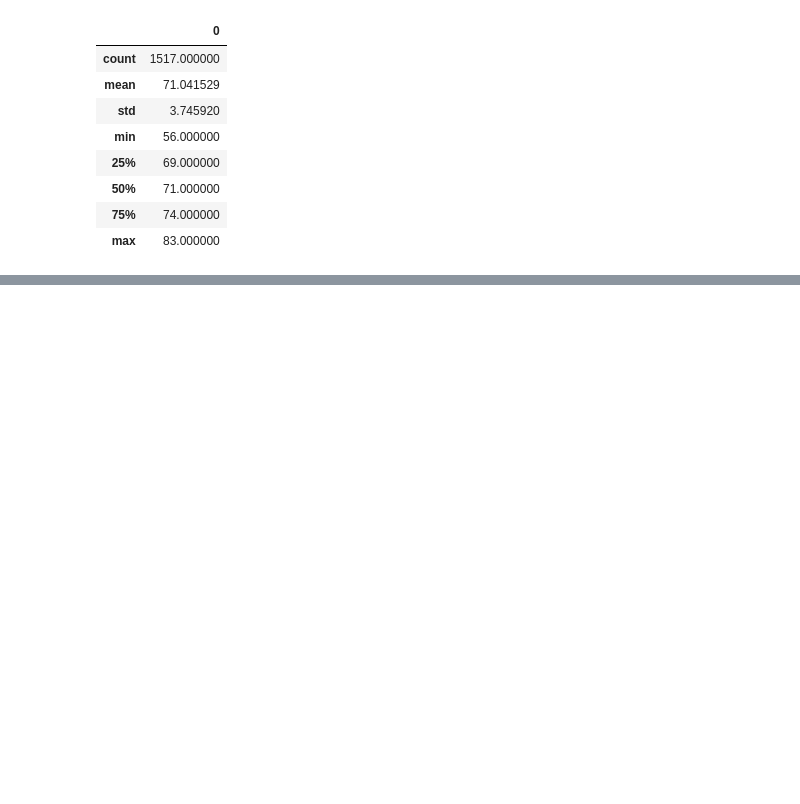
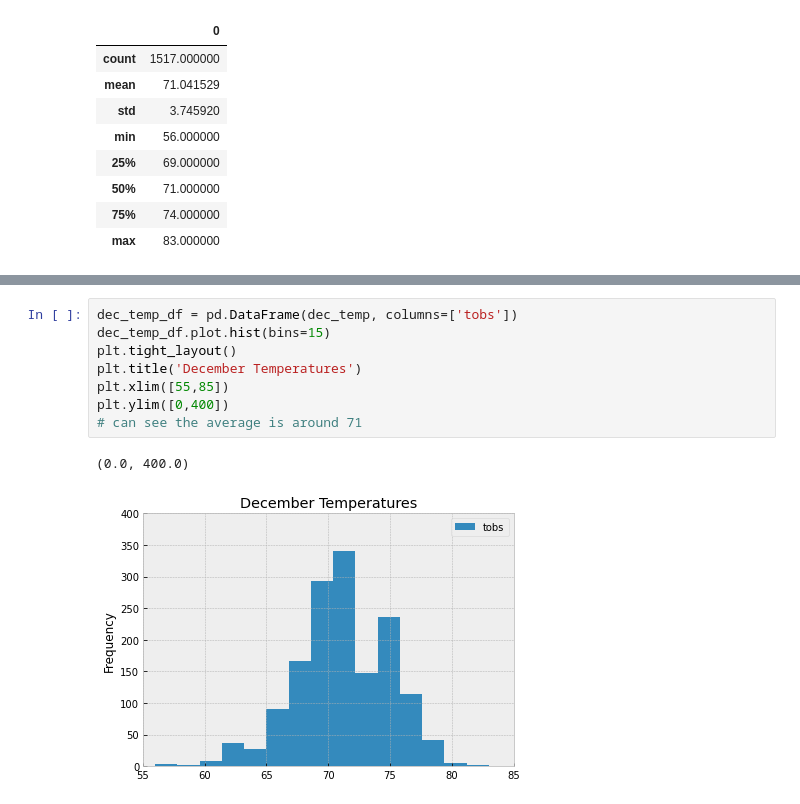
Before and after one commit to COcampo95/surfs_up, a Jupyter notebook: SurfsUp_Challenge.ipynb, the cells around one changed output, grey strips where cells are left out. Saved outputs shown, nothing was run; the diff lists cells and outputs as text; blank space fills up the shorter version.

```diff
--- a/SurfsUp_Challenge.ipynb
+++ b/SurfsUp_Challenge.ipynb
@@ -119,0 +135,11 @@ dec_temp_df.describe()
+# %%
+dec_temp_df = pd.DataFrame(dec_temp, columns=['tobs'])
+dec_temp_df.plot.hist(bins=15)
+plt.tight_layout()
+plt.title('December Temperatures')
+plt.xlim([55,85])
+plt.ylim([0,400])
+# can see the average is around 71
+# %% [output]
+(0.0, 400.0)
+[figure, added]
```
Also changed, not shown: parts of 2 cells of this notebook.
